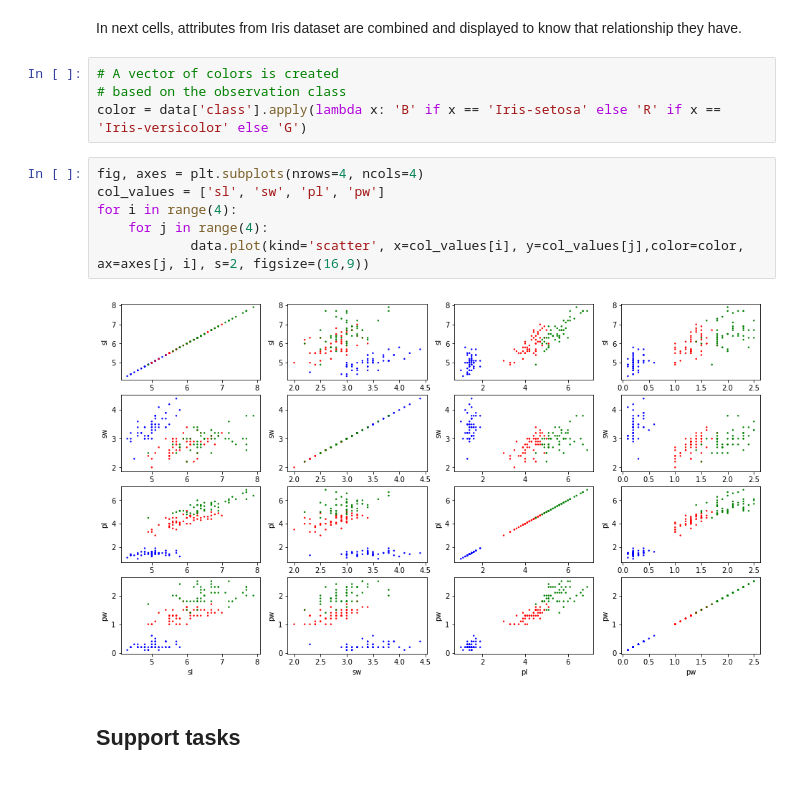
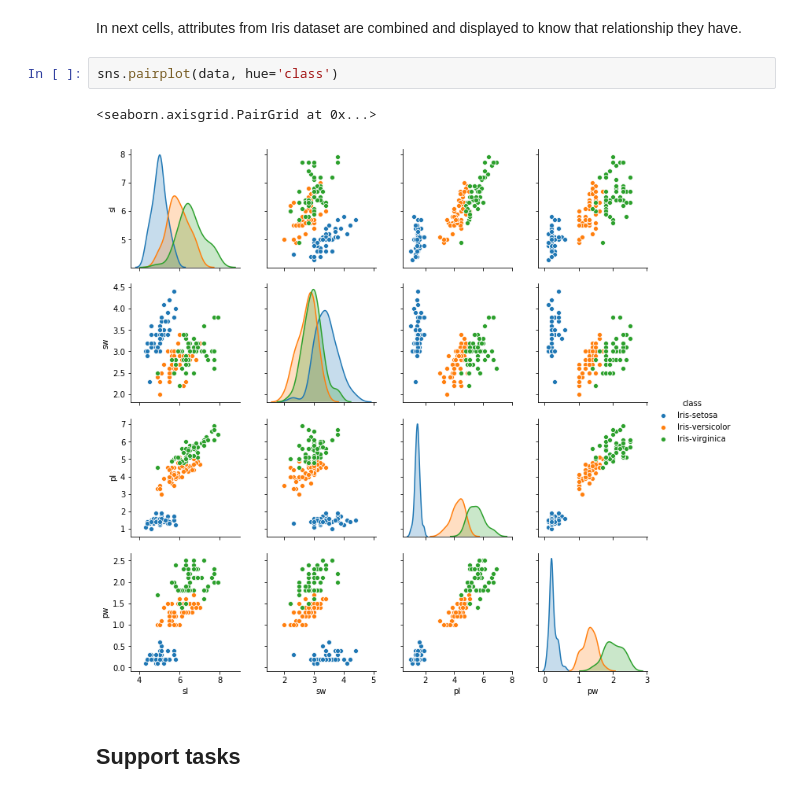
Before and after one commit to jailop/data_science, a Jupyter notebook: k-nearest-neighbor.ipynb, the cells around one changed output. Drawn from its saved outputs; the diff is of its cells as text.

```diff
--- a/k-nearest-neighbor.ipynb
+++ b/k-nearest-neighbor.ipynb
@@ -52,18 +62,11 @@ data.head()
 | 4 | 5.0 | 3.6 | 1.4 | 0.2 | Iris-setosa |
 # %% [markdown]
 In next cells, attributes from Iris dataset are combined and displayed to know that relationship they have.
-# %%
-# A vector of colors is created
-# based on the observation class
-color = data['class'].apply(lambda x: 'B' if x == 'Iris-setosa' else 'R' if x == 'Iris-versicolor' else 'G')
-# %%
-fig, axes = plt.subplots(nrows=4, ncols=4)
-col_values = ['sl', 'sw', 'pl', 'pw']
-for i in range(4):
-    for j in range(4):
-            data.plot(kind='scatter', x=col_values[i], y=col_values[j],color=color, ax=axes[j, i], s=2, figsize=(16,9))
-# %% [output]
-[figure, removed]
+# %%
+sns.pairplot(data, hue='class')
+# %% [output]
+<seaborn.axisgrid.PairGrid at 0x...>
+[figure, added]
 # %% [markdown]
 ## Support tasks
 # %% [markdown]
```
Also changed, not shown: parts of 3 cells of this notebook.
